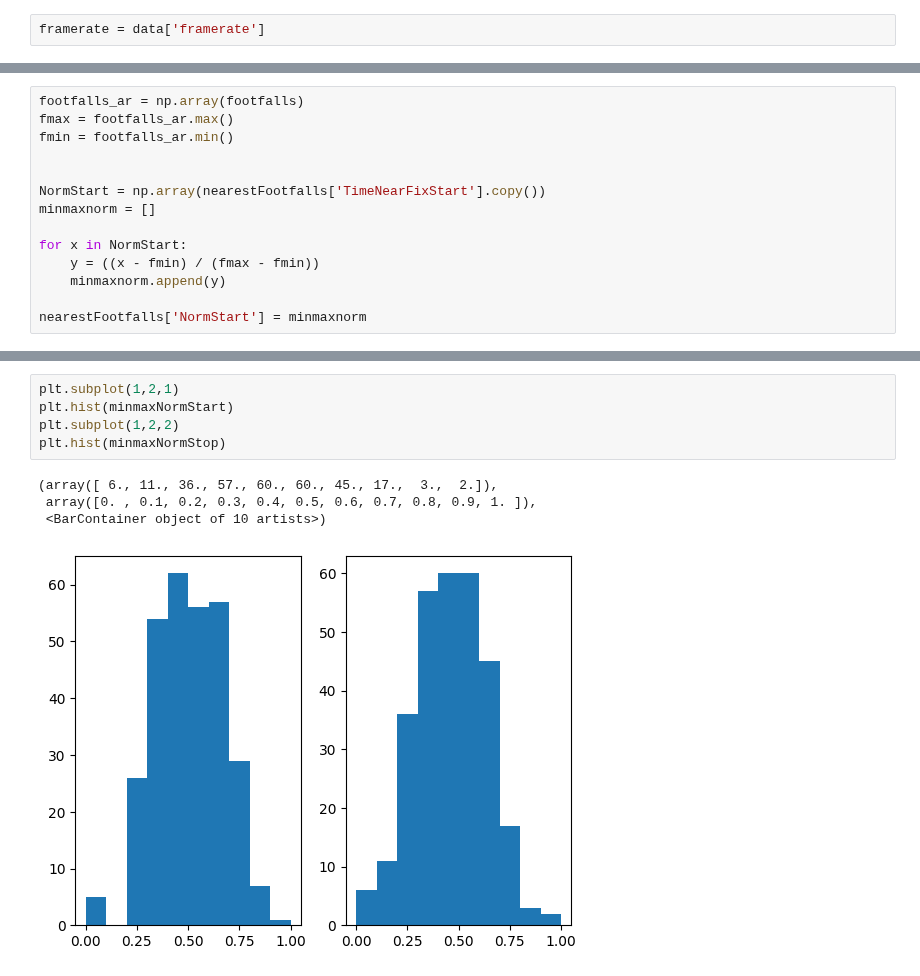
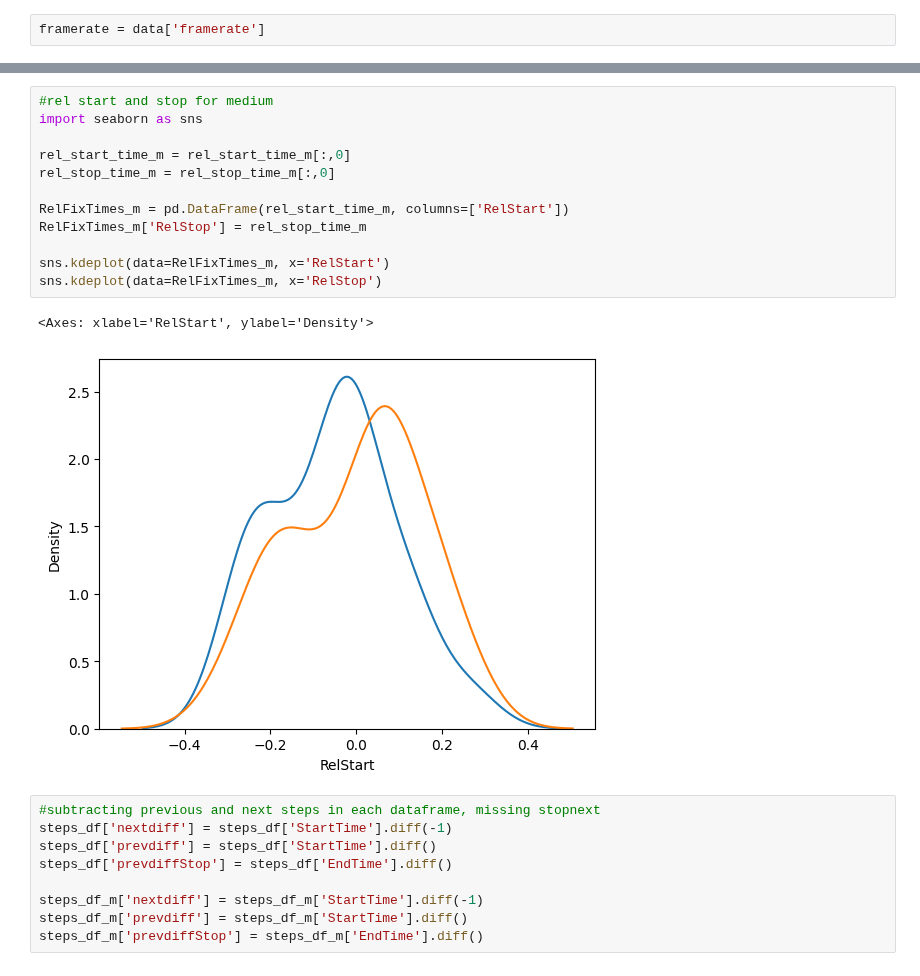
Before and after one commit to BonnenLab/visualize-skelly-laser-environment, a Jupyter notebook: fixations-vs-feet.ipynb, the cells around one changed output, grey strips where cells are left out. Drawn from its saved outputs; the diff is of its cells as text.

```diff
--- a/fixations-vs-feet.ipynb
+++ b/fixations-vs-feet.ipynb
@@ -160,14 +138,0 @@ nearestFootfalls
-# %%
-footfalls_ar = np.array(footfalls)
-fmax = footfalls_ar.max()
-fmin = footfalls_ar.min()
-
-
-NormStart = np.array(nearestFootfalls['TimeNearFixStart'].copy())
-minmaxnorm = []
-
-for x in NormStart:
-    y = ((x - fmin) / (fmax - fmin))
-    minmaxnorm.append(y)
-
-nearestFootfalls['NormStart'] = minmaxnorm
@@ -277,10 +194,24 @@ for x in Norm:
-# %%
-plt.subplot(1,2,1)
-plt.hist(minmaxNormStart)
-plt.subplot(1,2,2)
-plt.hist(minmaxNormStop)
-# %% [output]
-(array([ 6., 11., 36., 57., 60., 60., 45., 17.,  3.,  2.]),
- array([0. , 0.1, 0.2, 0.3, 0.4, 0.5, 0.6, 0.7, 0.8, 0.9, 1. ]),
- <BarContainer object of 10 artists>)
-[figure, removed]
+# %%
+#rel start and stop for medium
+import seaborn as sns
+
+rel_start_time_m = rel_start_time_m[:,0]
+rel_stop_time_m = rel_stop_time_m[:,0]
+
+RelFixTimes_m = pd.DataFrame(rel_start_time_m, columns=['RelStart'])
+RelFixTimes_m['RelStop'] = rel_stop_time_m
+
+sns.kdeplot(data=RelFixTimes_m, x='RelStart')
+sns.kdeplot(data=RelFixTimes_m, x='RelStop')
+# %% [output]
+<Axes: xlabel='RelStart', ylabel='Density'>
+[figure, added]
+# %%
+#subtracting previous and next steps in each dataframe, missing stopnext
+steps_df['nextdiff'] = steps_df['StartTime'].diff(-1)
+steps_df['prevdiff'] = steps_df['StartTime'].diff()
+steps_df['prevdiffStop'] = steps_df['EndTime'].diff()
+
+steps_df_m['nextdiff'] = steps_df_m['StartTime'].diff(-1)
+steps_df_m['prevdiff'] = steps_df_m['StartTime'].diff()
+steps_df_m['prevdiffStop'] = steps_df_m['EndTime'].diff()
```
Also changed, not shown: parts of 28 cells of this notebook.
